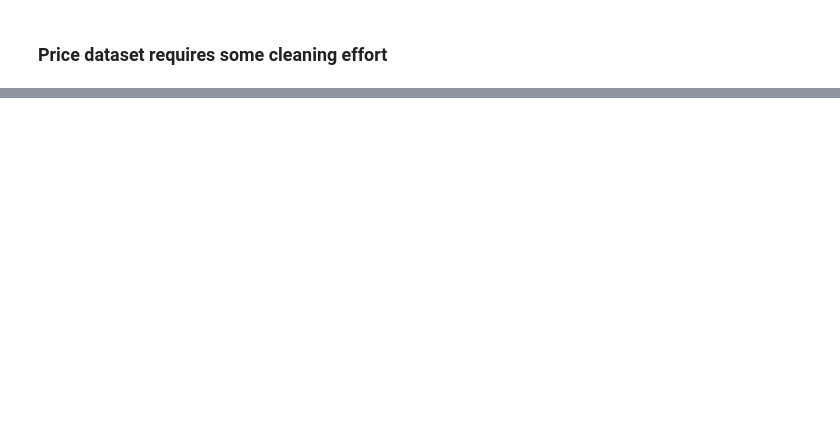
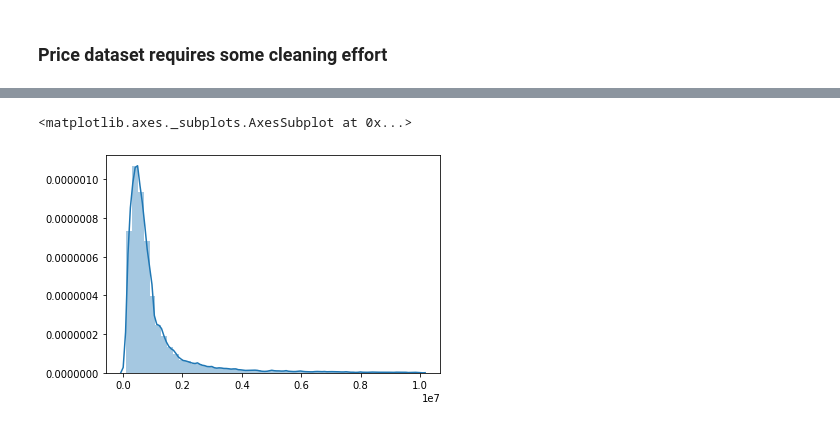
Before and after one commit to giuliosmall/Predicting-Energy-Consumption, a Jupyter notebook: Project_LISA.ipynb, the cells around one changed output, grey strips where cells are left out. Cells and saved outputs as stored; diff of their text form; code cells hidden in the pictures; blank space fills up the shorter version.

```diff
--- a/Project_LISA.ipynb
+++ b/Project_LISA.ipynb
@@ -136,0 +154,5 @@ sns.heatmap(corr, annot=True)
+# %%
+sns.distplot(df_sliced_list)
+# %% [output]
+<matplotlib.axes._subplots.AxesSubplot at 0x...>
+[figure, added]
```
Also changed, not shown: parts of 21 cells of this notebook.
